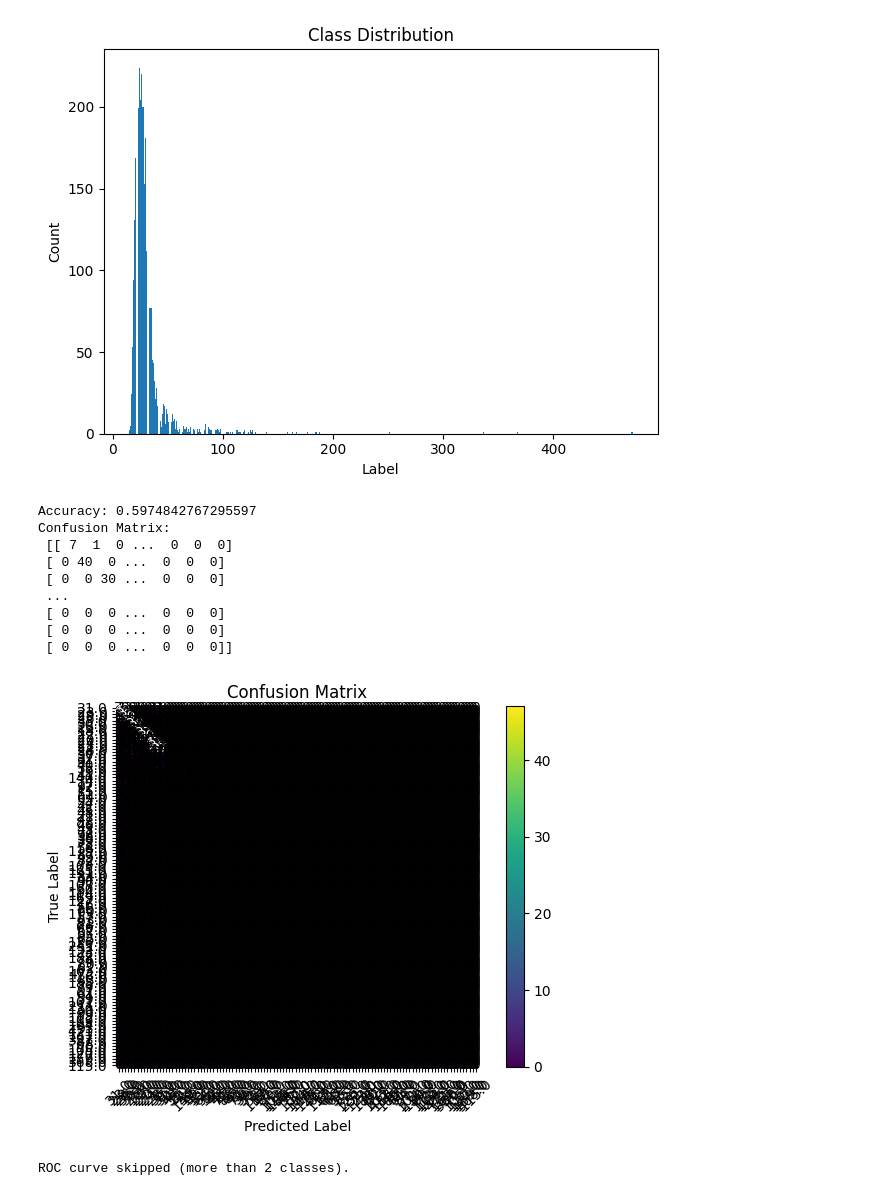
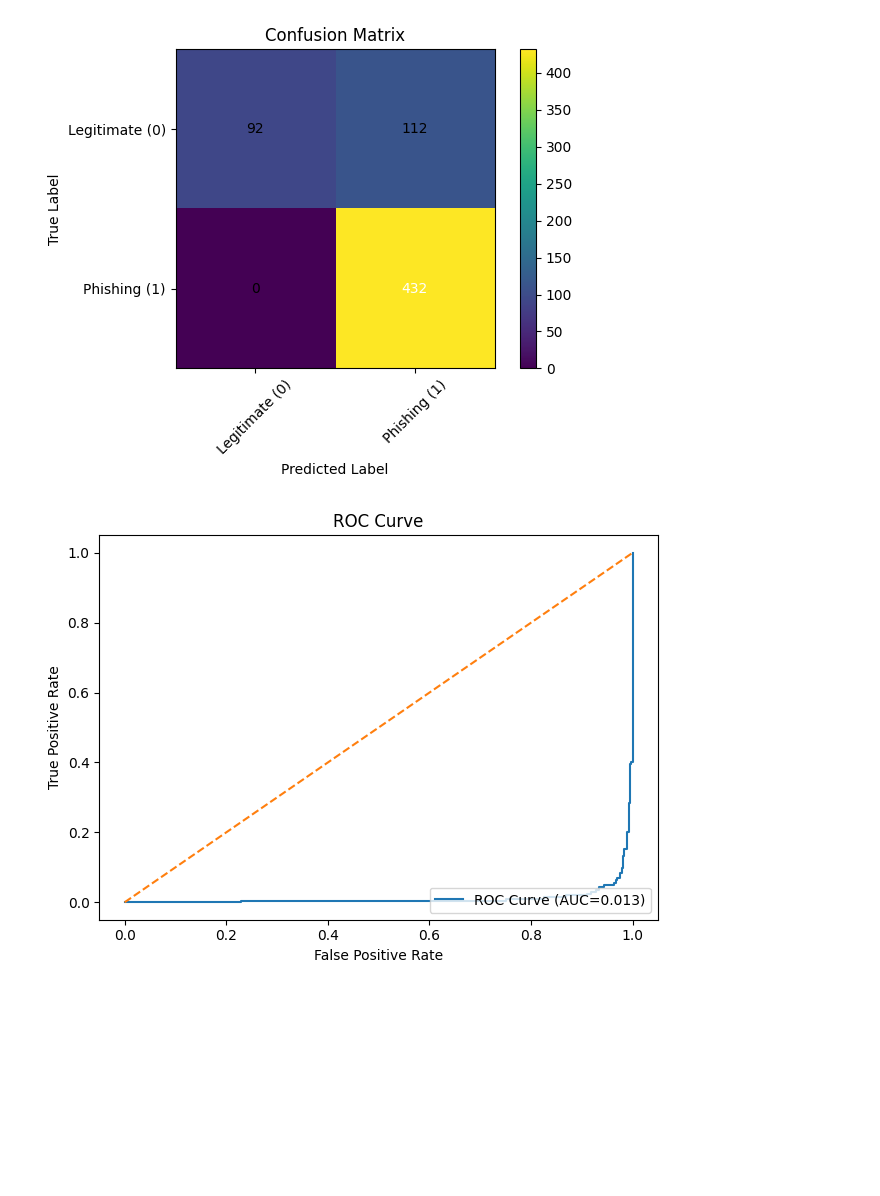
Before and after one commit to thasne2006-lang/Phishing-URL, a Jupyter notebook: Phishing_ML.ipynb, the cells around one changed output. Saved outputs shown, nothing was run; the diff lists cells and outputs as text; code cells hidden in the pictures; blank space fills up the shorter version.

```diff
--- a/Phishing_ML.ipynb
+++ b/Phishing_ML.ipynb
@@ -12,15 +12,14 @@ from google.colab import files
 
 uploaded = files.upload()
 file_name = list(uploaded.keys())[0]
-df = pd.read_csv(file_name)
+df = pd.read_excel(file_name)
 
 print(df.head())
 print(df.columns)
 
 # Drop rows where 'URLLength' is NaN to handle the ValueError
-df.dropna(subset=['URLLength'], inplace=True)
-
-label_counts = df['URLLength'].value_counts()
+df = df.dropna(subset=['label'])
+label_counts = df['label'].value_counts()
 plt.figure()
 plt.bar(label_counts.index, label_counts.values)
 plt.title("Class Distribution")
@@ -29,14 +28,14 @@ plt.ylabel("Count")
 plt.tight_layout()
 plt.show()
 
-X = df.drop('URLLength', axis=1)
-y = df['URLLength']
+X = df.drop('label', axis=1)
+y = df['label']
 
 X_train, X_test, y_train, y_test = train_test_split(
     X, y, test_size=0.2, random_state=42
 )
 
-# Convert each row of the DataFrame into a single string for TF-IDF vectorization
+# Convert each row of X_train and X_test into a single string for TF-IDF vectorization
 X_train_text = X_train.astype(str).agg(' '.join, axis=1)
 X_test_text = X_test.astype(str).agg(' '.join, axis=1)
 
@@ -63,7 +62,7 @@ def check_spam(msg):
 
 
 
-cm = confusion_matrix(y_test, predictions, labels=y.unique())
+cm = confusion_matrix(y_test, predictions)
 print("Confusion Matrix:\n", cm)
 
 plt.figure()
@@ -71,8 +70,10 @@ plt.imshow(cm, interpolation='nearest')
 plt.title("Confusion Matrix")
 plt.colorbar()
 tick_marks = np.arange(len(y.unique()))
-plt.xticks(tick_marks, y.unique(), rotation=45)
-plt.yticks(tick_marks, y.unique())
+classes = ['Legitimate (0)', 'Phishing (1)'] # ✔ Human-readable labels
+plt.xticks(tick_marks, classes, rotation=45)
+plt.yticks(tick_marks, classes)
+
 
 for i in range(cm.shape[0]):
     for j in range(cm.shape[1]):
@@ -125,12 +130,2 @@ Saving PhiUSIIL_Phishing_URL_Dataset.csv to PhiUSIIL_Phishing_URL_Dataset (3).cs
-[figure, old version]
-Accuracy: 0.5974842767295597
-Confusion Matrix:
- [[ 7  1  0 ...  0  0  0]
- [ 0 40  0 ...  0  0  0]
- [ 0  0 30 ...  0  0  0]
- ...
- [ 0  0  0 ...  0  0  0]
- [ 0  0  0 ...  0  0  0]
- [ 0  0  0 ...  0  0  0]]
-[figure, old version]
+[figure, new version]
-ROC curve skipped (more than 2 classes).
+[figure, added]
```
Also changed, not shown: parts of 1 cell of this notebook.
